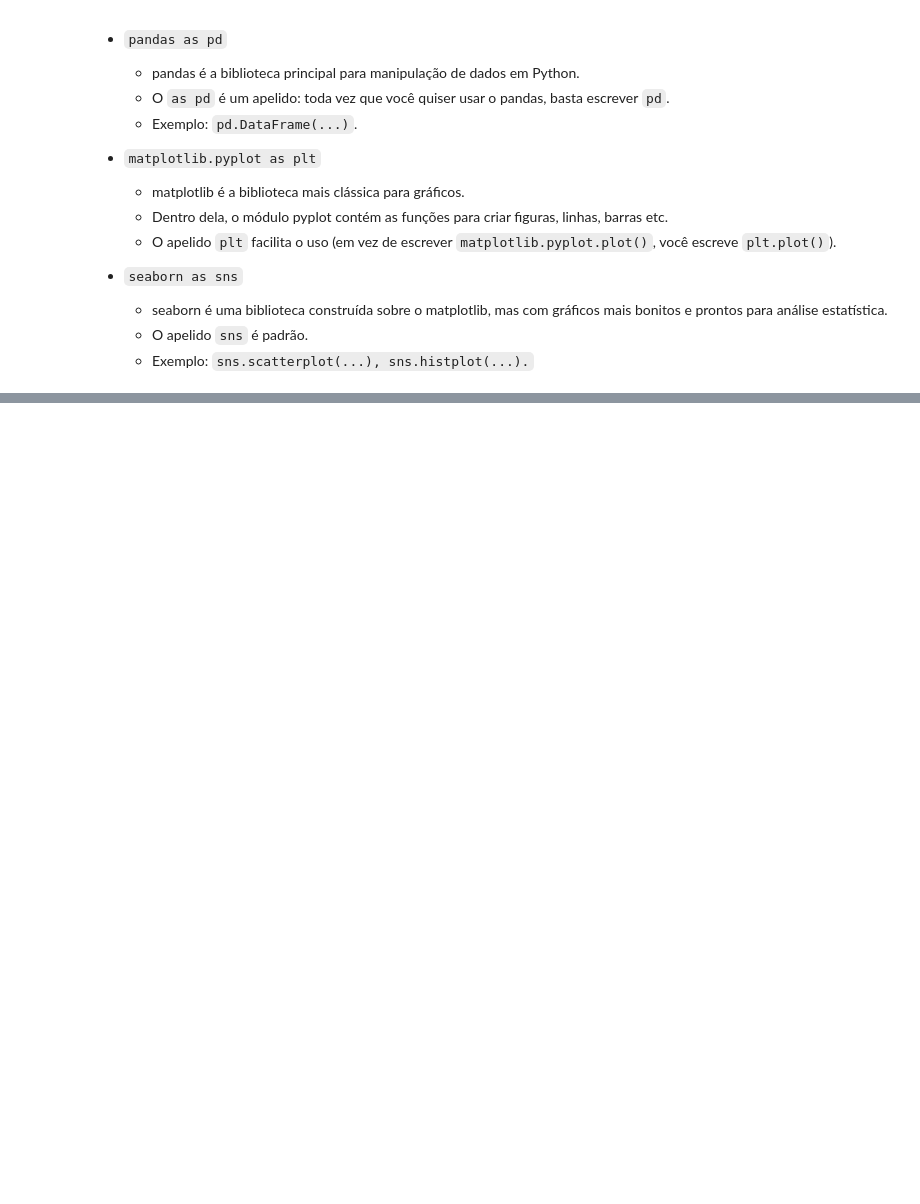
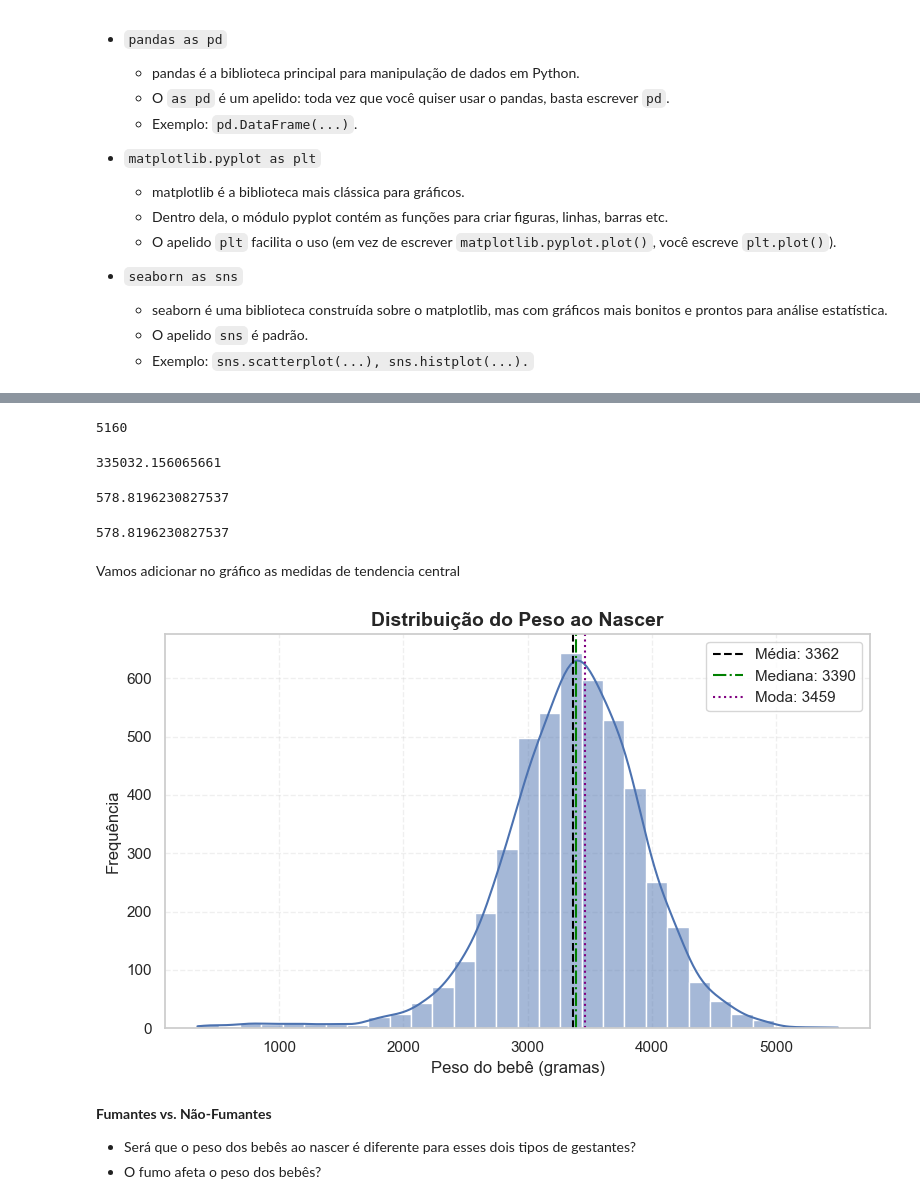
Before and after one commit to Daniel-Uhr/UFSC_2025, a Jupyter notebook: Seminario_2025_UFSC.ipynb, the cells around one changed output, grey strips where cells are left out. Cells and saved outputs as stored; diff of their text form; code cells hidden in the pictures; blank space fills up the shorter version.

```diff
--- a/Seminario_2025_UFSC.ipynb
+++ b/Seminario_2025_UFSC.ipynb
@@ -294,0 +368,4 @@ max    3100.000000  0.610000
+# %%
+media = df['bweight'].mean()
+mediana = df['bweight'].median()
+moda = df['bweight'].mode()[0]
@@ -294,0 +384,55 @@ max    3100.000000  0.610000
+# %%
+# Amplitude
+df['bweight'].max() - df['bweight'].min()
+# %% [output]
+5160
+# %%
+# Variância
+df['bweight'].var()
+# %% [output]
+335032.156065661
+# %%
+# desvio padrão
+df['bweight'].std()
+# %% [output]
+578.8196230827537
+# %%
+# Tirando a raiz da variância...
+import numpy as np
+np.sqrt(df['bweight'].var())
+# %% [output]
+578.8196230827537
+# %% [markdown]
+Vamos adicionar no gráfico as medidas de tendencia central
+# %%
+# Definir estilo e paleta
+sns.set_theme(style="whitegrid", palette="deep")
+
+plt.figure(figsize=(8,5))
+sns.histplot(df["bweight"], bins=30, kde=True, alpha=0.5)
+
+# Adicionar linhas da média, mediana e moda
+plt.axvline(media, color="black", linestyle="--", linewidth=1.5, label=f"Média: {media:.0f}")
+plt.axvline(mediana, color="green", linestyle="-.", linewidth=1.5, label=f"Mediana: {mediana:.0f}")
+plt.axvline(moda, color="purple", linestyle=":", linewidth=1.5, label=f"Moda: {moda:.0f}")
+
+# Títulos e rótulos
+plt.title("Distribuição do Peso ao Nascer", fontsize=14, weight="bold")
+plt.xlabel("Peso do bebê (gramas)", fontsize=12)
+plt.ylabel("Frequência", fontsize=12)
+
+# Legenda
+plt.legend()
+
+# Grid
+plt.grid(True, linestyle="--", alpha=0.3)
+
+plt.tight_layout()
+plt.show()
+# %% [output]
+[figure, added]
+# %% [markdown]
+**Fumantes vs. Não-Fumantes**
+
+* Será que o peso dos bebês ao nascer é diferente para esses dois tipos de gestantes?
+* O fumo afeta o peso dos bebês?
```
Also changed, not shown: parts of 51 cells of this notebook.
